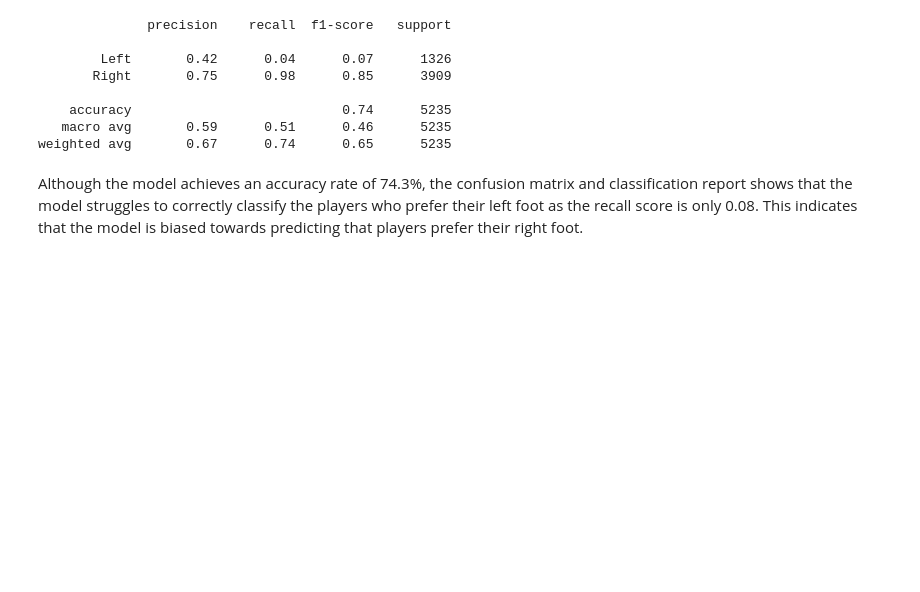
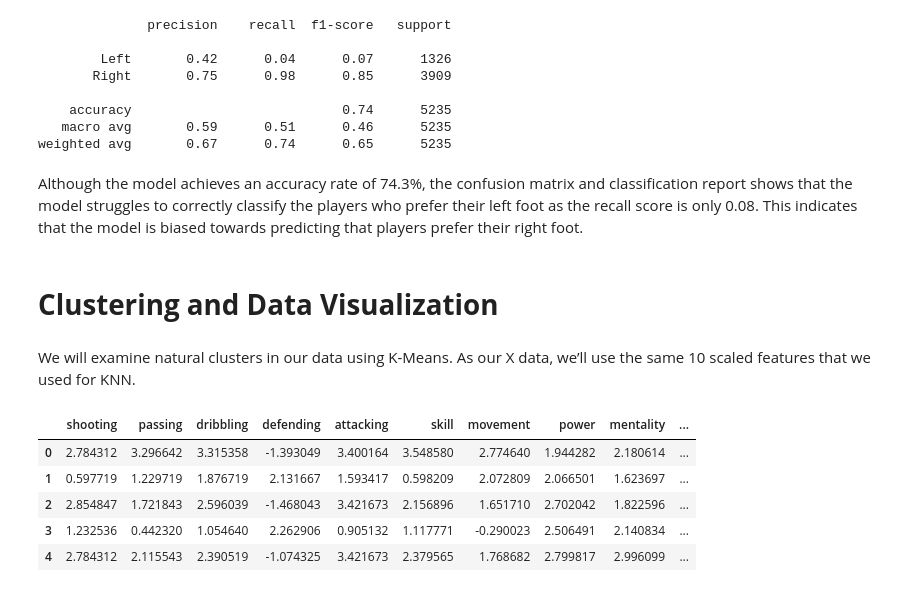
Before and after one commit to asapmansheel/FIFA-2022-Data-Analysis, a Jupyter notebook: fifa-2022-player-data-analysis.ipynb, the cells around one changed output. Saved outputs shown, nothing was run; the diff lists cells and outputs as text; code cells hidden in the pictures; blank space fills up the shorter version.

```diff
--- a/fifa-2022-player-data-analysis.ipynb
+++ b/fifa-2022-player-data-analysis.ipynb
@@ -339,3 +343,19 @@ print(classification_report(Y_test, Y_pred))
 weighted avg       0.67      0.74      0.65      5235
 # %% [markdown]
 Although the model achieves an accuracy rate of 74.3%, the confusion matrix and classification report shows that the model struggles to correctly classify the players who prefer their left foot as the recall score is only 0.08. This indicates that the model is biased towards predicting that players prefer their right foot.
+# %% [markdown]
+# **Clustering and Data Visualization**
+# %% [markdown]
+We will examine natural clusters in our data using K-Means. As our X data, we’ll use the same 10 scaled features that we used for KNN.
+# %%
+# Create a DataFrame from the scaled input features (X_scaled) with specified column names
+X_scaled_df = pd.DataFrame(X_scaled, columns = ["shooting", "passing", "dribbling", "defending", "attacking", "skill", "movement", "power", "mentality", "goalkeeping"])
+# Display the first 5 rows of the scaled DataFrame
+X_scaled_df.head(5)
+# %% [output]
+|  | shooting | passing | dribbling | defending | attacking | skill | movement | power | mentality | ... |
+| 0 | 2.784312 | 3.296642 | 3.315358 | -1.393049 | 3.400164 | 3.548580 | 2.774640 | 1.944282 | 2.180614 | ... |
+| 1 | 0.597719 | 1.229719 | 1.876719 | 2.131667 | 1.593417 | 0.598209 | 2.072809 | 2.066501 | 1.623697 | ... |
+| 2 | 2.854847 | 1.721843 | 2.596039 | -1.468043 | 3.421673 | 2.156896 | 1.651710 | 2.702042 | 1.822596 | ... |
+| 3 | 1.232536 | 0.442320 | 1.054640 | 2.262906 | 0.905132 | 1.117771 | -0.290023 | 2.506491 | 2.140834 | ... |
+| 4 | 2.784312 | 2.115543 | 2.390519 | -1.074325 | 3.421673 | 2.379565 | 1.768682 | 2.799817 | 2.996099 | ... |
```
Also changed, not shown: parts of 15 cells of this notebook.
